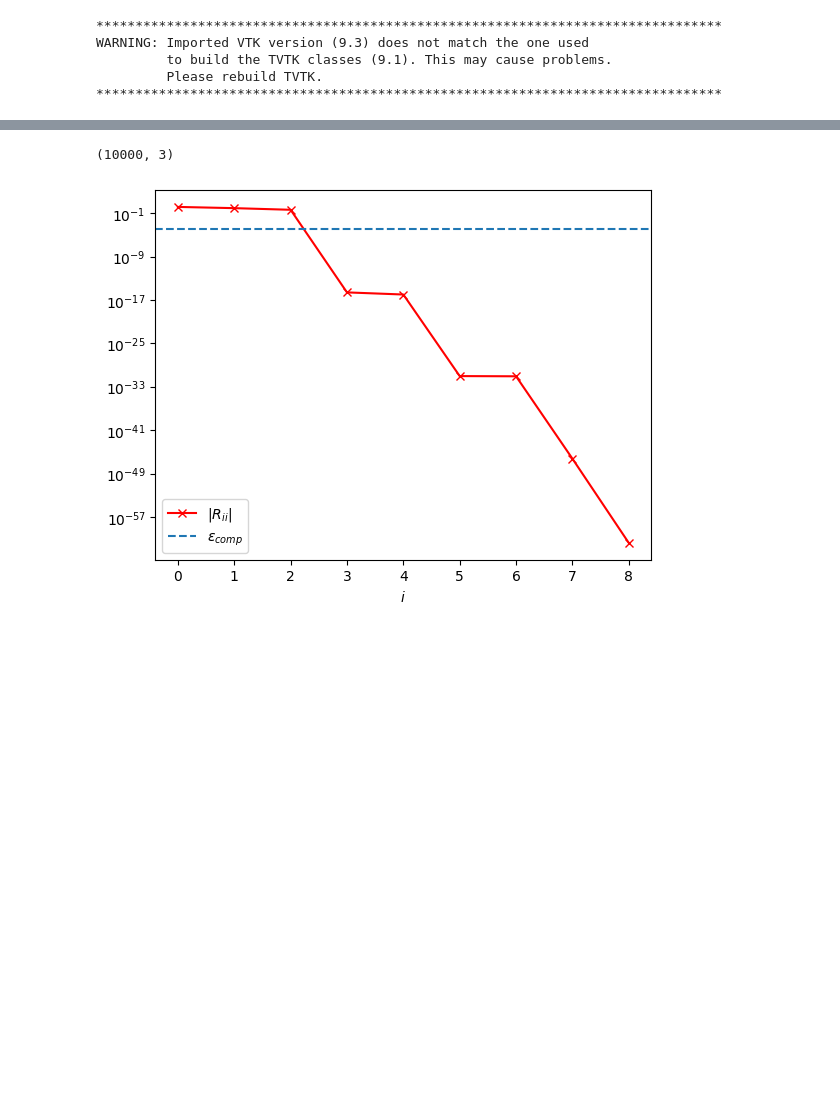
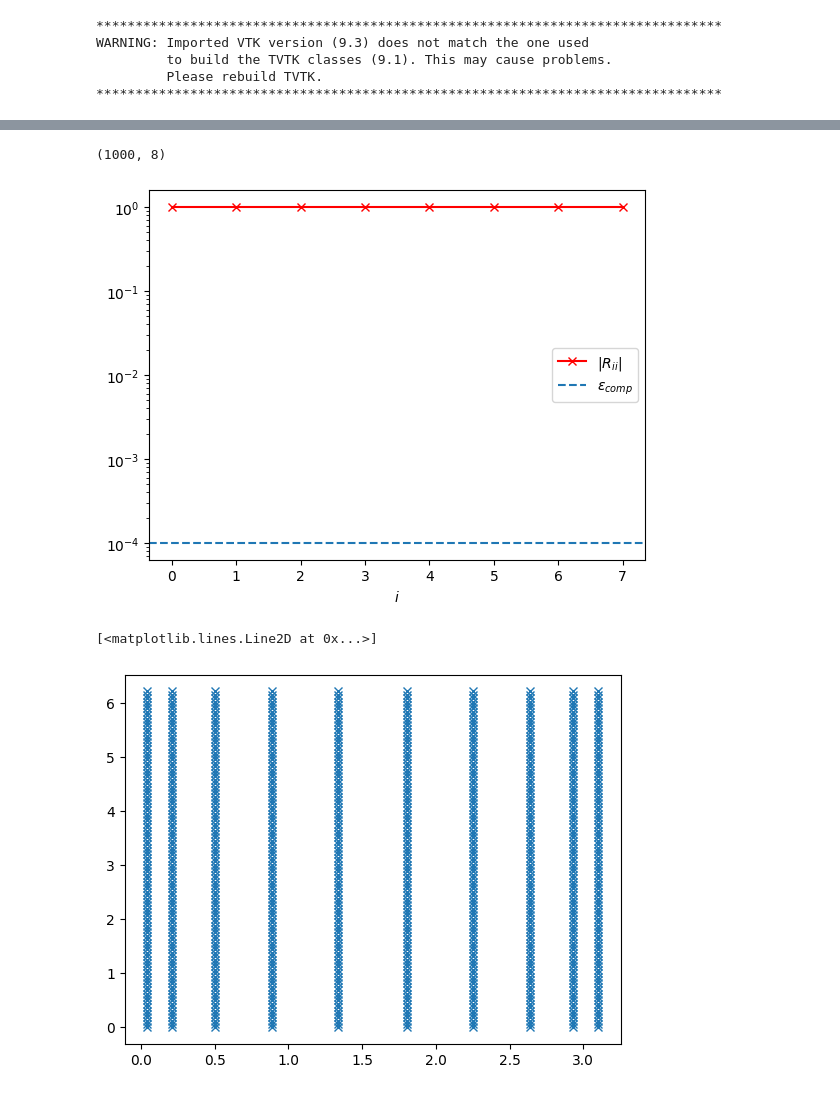
Before and after one commit to jakobtkn/ggqpy, a Jupyter notebook: ex_sphere.ipynb, the cells around one changed output, grey strips where cells are left out. Drawn from its saved outputs; the diff is of its cells as text; code cells hidden in the pictures; blank space fills up the shorter version.

```diff
--- a/ex_sphere.ipynb
+++ b/ex_sphere.ipynb
@@ -28,9 +70,9 @@ x_disc,y_disc,w_disc,x_loc,y_loc = disc.naive_discretize2d(N_disc, Interval(0,2*
 # %%
 precision = 1e-4
-U, rank = compress_sequence_of_functions(functions,(x_disc,y_disc),w_disc,precision)
+U, rank = compress_sequence_of_functions(functions,(theta_d,phi_d),w_d,precision)
 print(U.shape)
-A = construct_A_matrix((x_disc,y_disc),w_disc,functions)
+A = construct_A_matrix((theta_d,phi_d),w_d,functions)
 visualise_diagonal_dropoff(A,precision)
 # %% [output]
-(10000, 3)
+(1000, 8)
-[figure, old version]
+[figure, new version]
@@ -38,0 +79,5 @@ visualise_diagonal_dropoff(A,precision)
+# %%
+plt.plot(theta_d, phi_d,"x")
+# %% [output]
+[<matplotlib.lines.Line2D at 0x...>]
+[figure, added]
```
Also changed, not shown: parts of 11 cells of this notebook, 4 other files.
